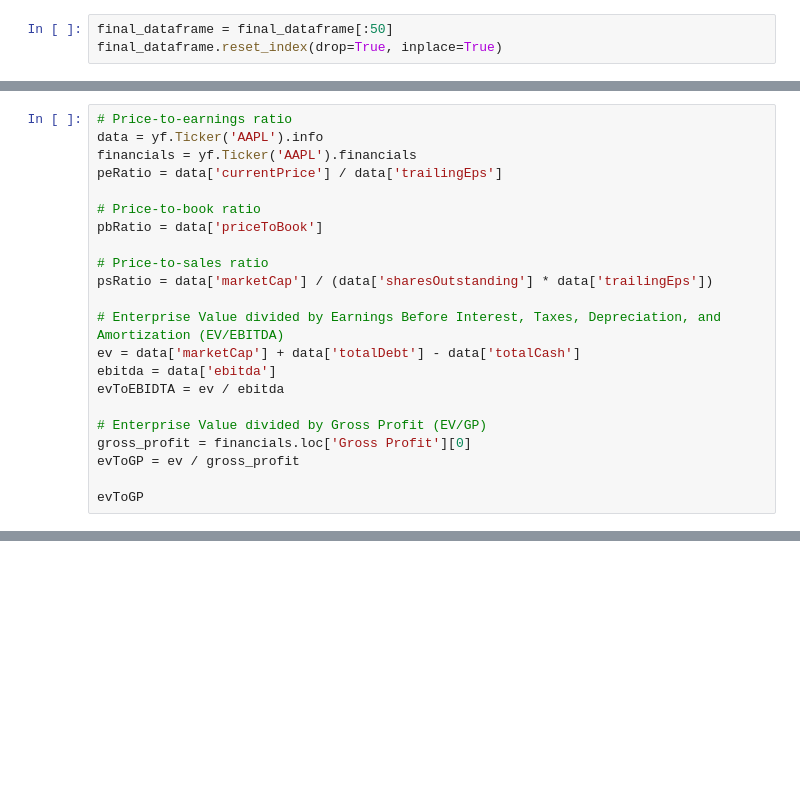
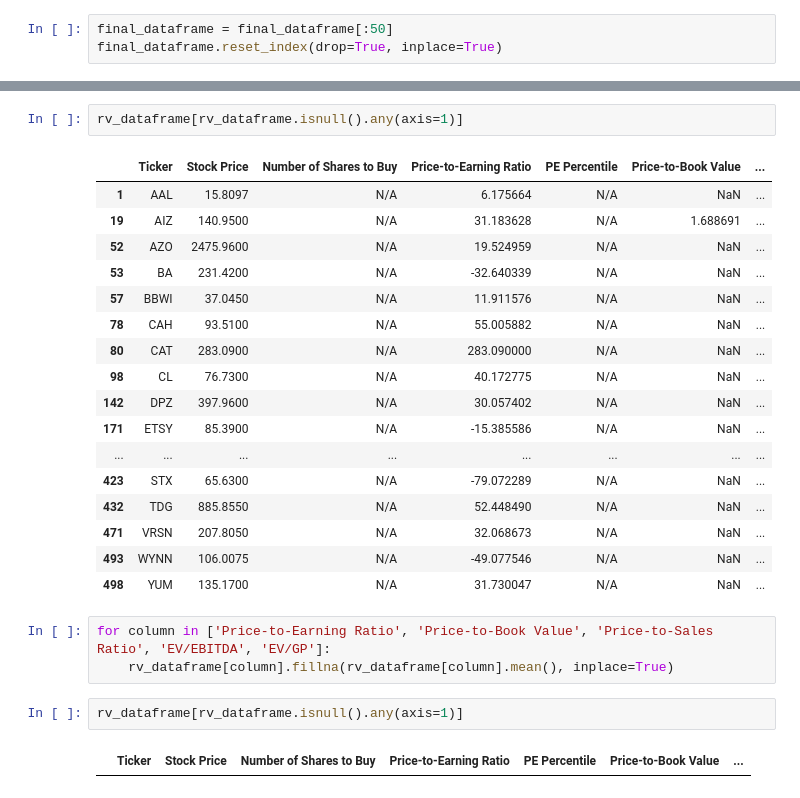
Before and after one commit to imsoumya18/quantitative_investment_strategy, a Jupyter notebook: starter-files/3_quantitative_value_strategy.ipynb, the cells around one changed output, grey strips where cells are left out. Cells and saved outputs as stored; diff of their text form; blank space fills up the shorter version.

```diff
--- a/starter-files/3_quantitative_value_strategy.ipynb
+++ b/starter-files/3_quantitative_value_strategy.ipynb
@@ -100,25 +169,3 @@ final_dataframe
-# %%
-# Price-to-earnings ratio
-data = yf.Ticker('AAPL').info
-financials = yf.Ticker('AAPL').financials
-peRatio = data['currentPrice'] / data['trailingEps']
-
-# Price-to-book ratio
-pbRatio = data['priceToBook']
-
-# Price-to-sales ratio
-psRatio = data['marketCap'] / (data['sharesOutstanding'] * data['trailingEps'])
-
-# Enterprise Value divided by Earnings Before Interest, Taxes, Depreciation, and Amortization (EV/EBITDA)
-ev = data['marketCap'] + data['totalDebt'] - data['totalCash']
-ebitda = data['ebitda']
-evToEBIDTA = ev / ebitda
-
-# Enterprise Value divided by Gross Profit (EV/GP)
-gross_profit = financials.loc['Gross Profit'][0]
-evToGP = ev / gross_profit
-
-evToGP
 # %%
 rv_columns = ['Ticker',
               'Stock Price',
@@ -189,0 +314,27 @@ for stock in stocks['Ticker']:
+# %%
+rv_dataframe[rv_dataframe.isnull().any(axis=1)]
+# %% [output]
+|  | Ticker | Stock Price | Number of Shares to Buy | Price-to-Earning Ratio | PE Percentile | Price-to-Book Value | ... |
+| 1 | AAL | 15.8097 | N/A | 6.175664 | N/A | NaN | ... |
+| 19 | AIZ | 140.9500 | N/A | 31.183628 | N/A | 1.688691 | ... |
+| 52 | AZO | 2475.9600 | N/A | 19.524959 | N/A | NaN | ... |
+| 53 | BA | 231.4200 | N/A | -32.640339 | N/A | NaN | ... |
+| 57 | BBWI | 37.0450 | N/A | 11.911576 | N/A | NaN | ... |
+| 78 | CAH | 93.5100 | N/A | 55.005882 | N/A | NaN | ... |
+| 80 | CAT | 283.0900 | N/A | 283.090000 | N/A | NaN | ... |
+| 98 | CL | 76.7300 | N/A | 40.172775 | N/A | NaN | ... |
+| 142 | DPZ | 397.9600 | N/A | 30.057402 | N/A | NaN | ... |
+| 171 | ETSY | 85.3900 | N/A | -15.385586 | N/A | NaN | ... |
+| ... | ... | ... | ... | ... | ... | ... | ... |
+| 423 | STX | 65.6300 | N/A | -79.072289 | N/A | NaN | ... |
+| 432 | TDG | 885.8550 | N/A | 52.448490 | N/A | NaN | ... |
+| 471 | VRSN | 207.8050 | N/A | 32.068673 | N/A | NaN | ... |
+| 493 | WYNN | 106.0075 | N/A | -49.077546 | N/A | NaN | ... |
+| 498 | YUM | 135.1700 | N/A | 31.730047 | N/A | NaN | ... |
+# %%
+for column in ['Price-to-Earning Ratio', 'Price-to-Book Value', 'Price-to-Sales Ratio', 'EV/EBITDA', 'EV/GP']:
+    rv_dataframe[column].fillna(rv_dataframe[column].mean(), inplace=True)
+# %%
+rv_dataframe[rv_dataframe.isnull().any(axis=1)]
+# %% [output]
+|  | Ticker | Stock Price | Number of Shares to Buy | Price-to-Earning Ratio | PE Percentile | Price-to-Book Value | ... |
```
Also changed, not shown: parts of 27 cells of this notebook, 2 other files.
